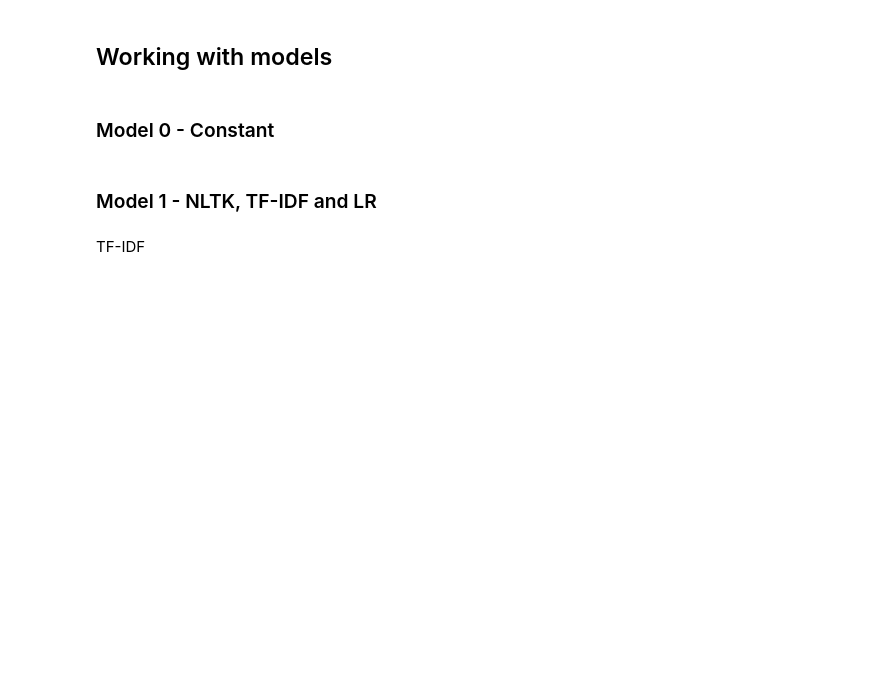
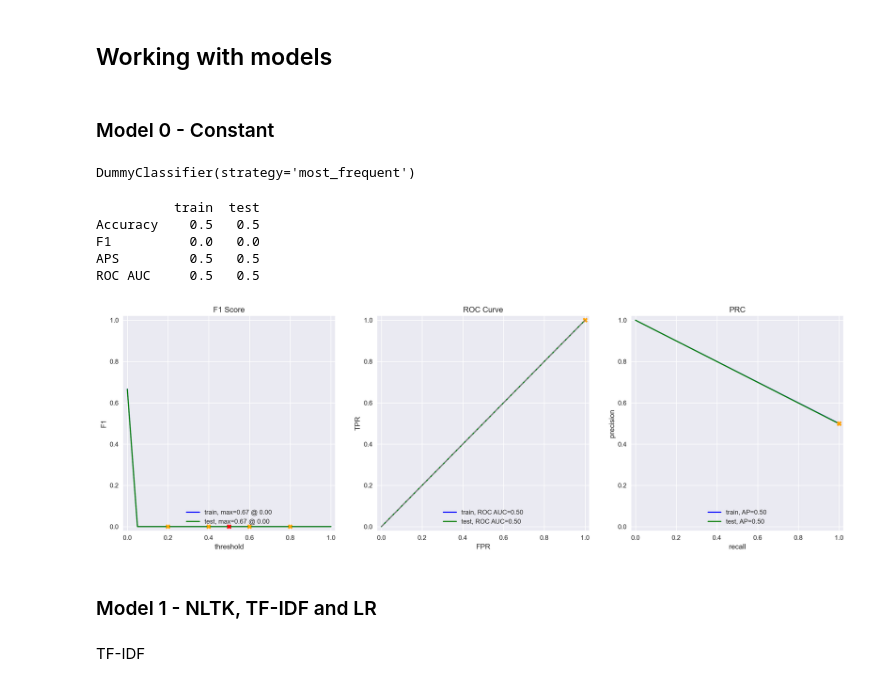
Before and after one commit to jestercruz/TripleTen-Projects, a Jupyter notebook: Sprint 14/junky_union.ipynb, the cells around one changed output. Saved outputs shown, nothing was run; the diff lists cells and outputs as text; code cells hidden in the pictures; blank space fills up the shorter version.

```diff
--- a/Sprint 14/junky_union.ipynb
+++ b/Sprint 14/junky_union.ipynb
@@ -474,8 +490,19 @@ def evaluate_model(model, train_features, train_target, test_features, test_targ
 ## Normalization
 # %% [markdown]
 We assume all models below accepts texts in lowercase and without any digits, punctuations marks etc.
-# %%
-df_reviews['review_norm'] = # <put your code here>
+# %%
+# Define a function to normalize the text
+def normalize_text(text):
+    # Convert text to lowercase
+    text = text.lower()
+    # Remove digits
+    text = re.sub(r'\d+', '', text)
+    # Remove punctuation marks
+    text = re.sub(r'[^\w\s]', '', text)
+    return text
+
+# Apply the normalization function to each review in the dataframe
+df_reviews['review_norm'] = df_reviews['review'].apply(normalize_text)
 # %% [markdown]
 ## Train / Test Split
 # %% [markdown]
@@ -501,3 +526,22 @@ from sklearn.dummy import DummyClassifier
+# %%
+# Create a DummyClassifier object with a strategy to always predict the most frequent class
+dummy_model = DummyClassifier(strategy='most_frequent')
+
+# Fit the dummy model on the training data
+dummy_model.fit(df_reviews_train['review_norm'], train_target)
+# %% [output]
+DummyClassifier(strategy='most_frequent')
+# %%
+evaluate_model(dummy_model,
+               df_reviews_train['review_norm'], train_target,
+               df_reviews_test['review_norm'], test_target)
+# %% [output]
+          train  test
+Accuracy    0.5   0.5
+F1          0.0   0.0
+APS         0.5   0.5
+ROC AUC     0.5   0.5
+[figure, added]
 # %% [markdown]
 ### Model 1 - NLTK, TF-IDF and LR
 # %% [markdown]
```
Also changed, not shown: parts of 32 cells of this notebook.
